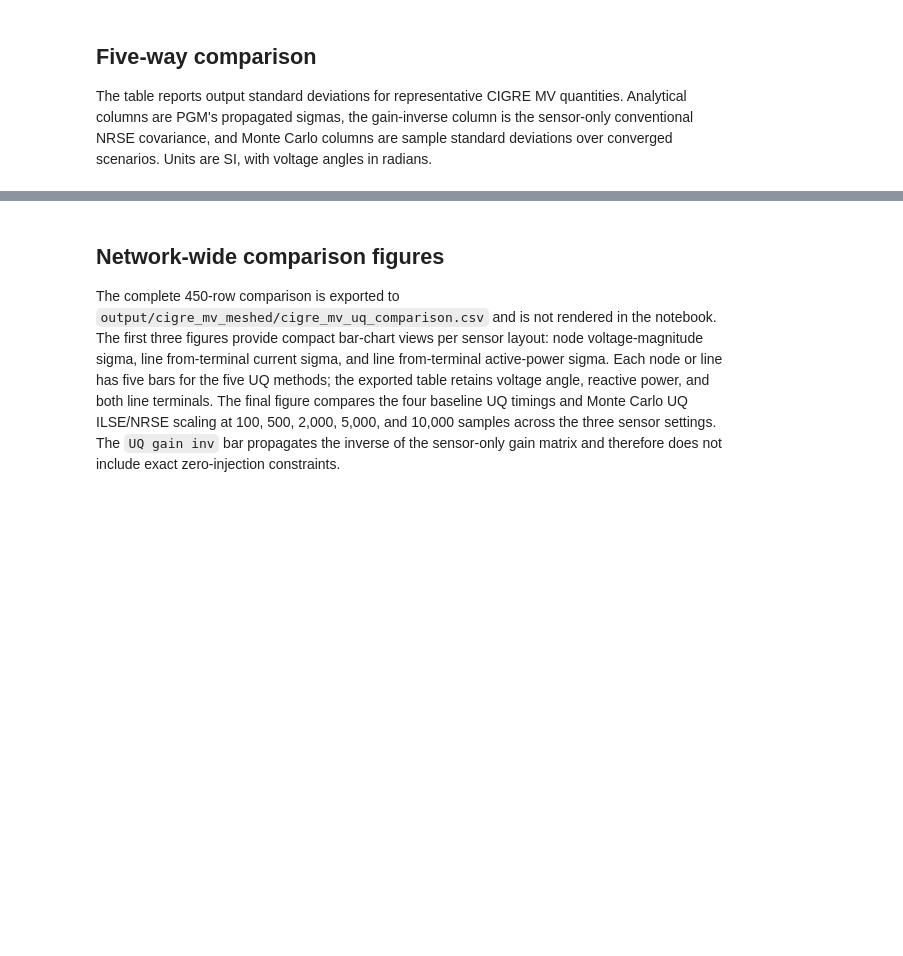
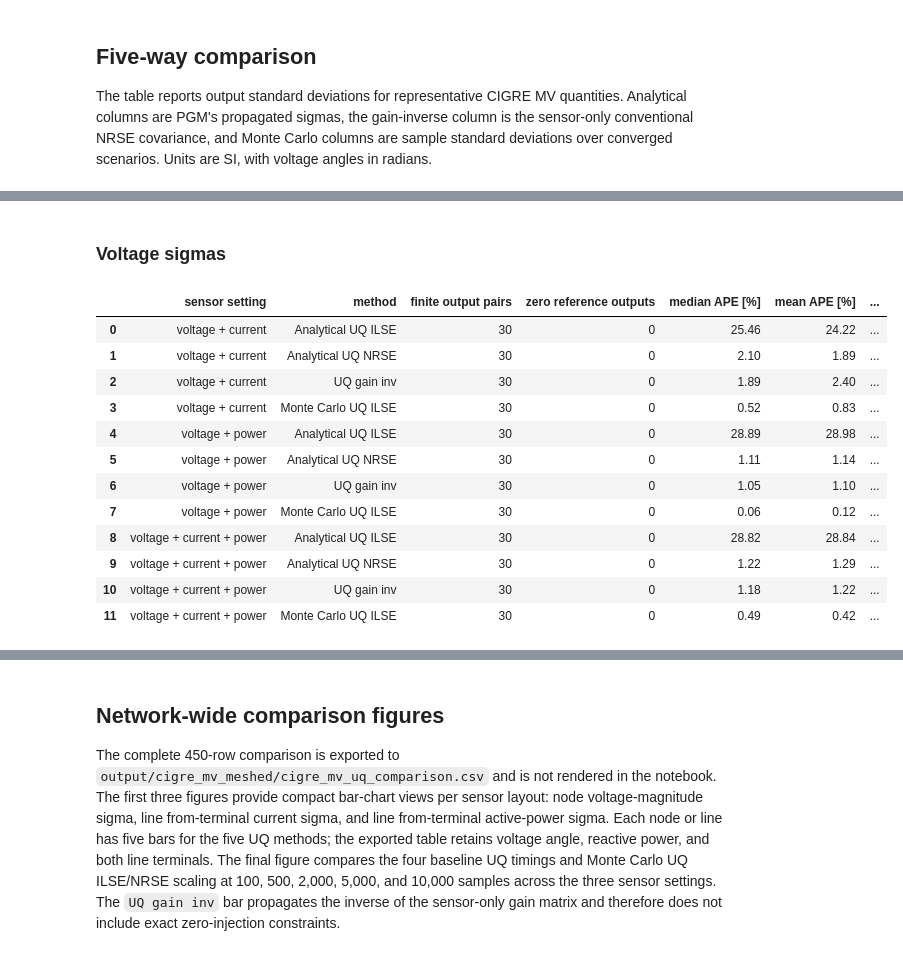
Before and after one commit to Plusero/power-grid-model, a Jupyter notebook: docs/examples/CIGRE MV State Estimation UQ Meshed Example.ipynb, the cells around one changed output, grey strips where cells are left out. Cells and saved outputs as stored; diff of their text form; code cells hidden in the pictures; blank space fills up the shorter version.

```diff
--- a/docs/examples/CIGRE MV State Estimation UQ Meshed Example.ipynb
+++ b/docs/examples/CIGRE MV State Estimation UQ Meshed Example.ipynb
@@ -866,0 +1077,18 @@ Comparison table exported to output/cigre_mv_meshed/cigre_mv_uq_comparison.csv
+# %% [markdown]
+### Voltage sigmas
+# %%
+format_category_table("Voltage sigmas")
+# %% [output]
+|  | sensor setting | method | finite output pairs | zero reference outputs | median APE [%] | mean APE [%] | ... |
+| 0 | voltage + current | Analytical UQ ILSE | 30 | 0 | 25.46 | 24.22 | ... |
+| 1 | voltage + current | Analytical UQ NRSE | 30 | 0 | 2.10 | 1.89 | ... |
+| 2 | voltage + current | UQ gain inv | 30 | 0 | 1.89 | 2.40 | ... |
+| 3 | voltage + current | Monte Carlo UQ ILSE | 30 | 0 | 0.52 | 0.83 | ... |
+| 4 | voltage + power | Analytical UQ ILSE | 30 | 0 | 28.89 | 28.98 | ... |
+| 5 | voltage + power | Analytical UQ NRSE | 30 | 0 | 1.11 | 1.14 | ... |
+| 6 | voltage + power | UQ gain inv | 30 | 0 | 1.05 | 1.10 | ... |
+| 7 | voltage + power | Monte Carlo UQ ILSE | 30 | 0 | 0.06 | 0.12 | ... |
+| 8 | voltage + current + power | Analytical UQ ILSE | 30 | 0 | 28.82 | 28.84 | ... |
+| 9 | voltage + current + power | Analytical UQ NRSE | 30 | 0 | 1.22 | 1.29 | ... |
+| 10 | voltage + current + power | UQ gain inv | 30 | 0 | 1.18 | 1.22 | ... |
+| 11 | voltage + current + power | Monte Carlo UQ ILSE | 30 | 0 | 0.49 | 0.42 | ... |
```
Also changed, not shown: parts of 10 cells of this notebook, 4 other files.
